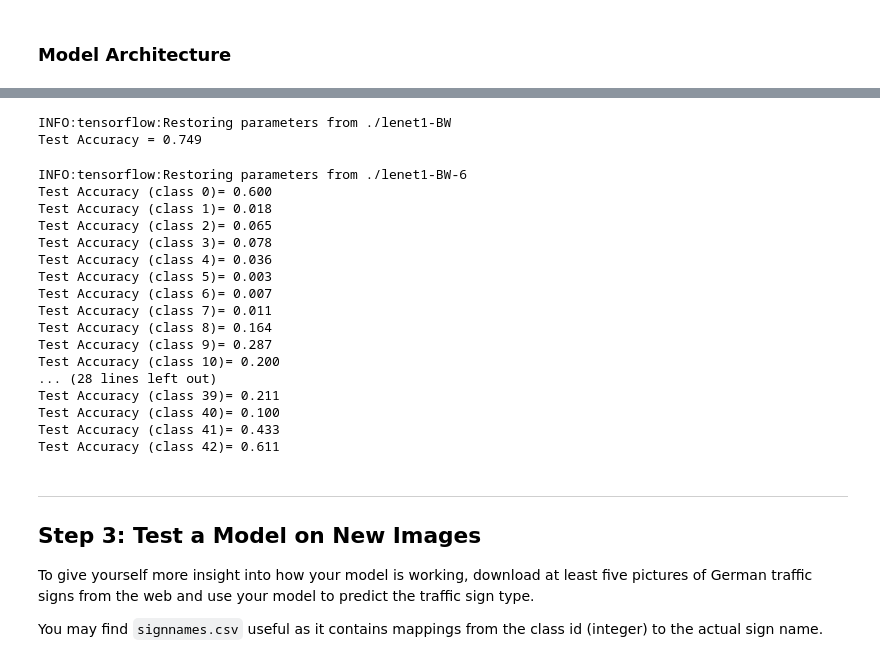
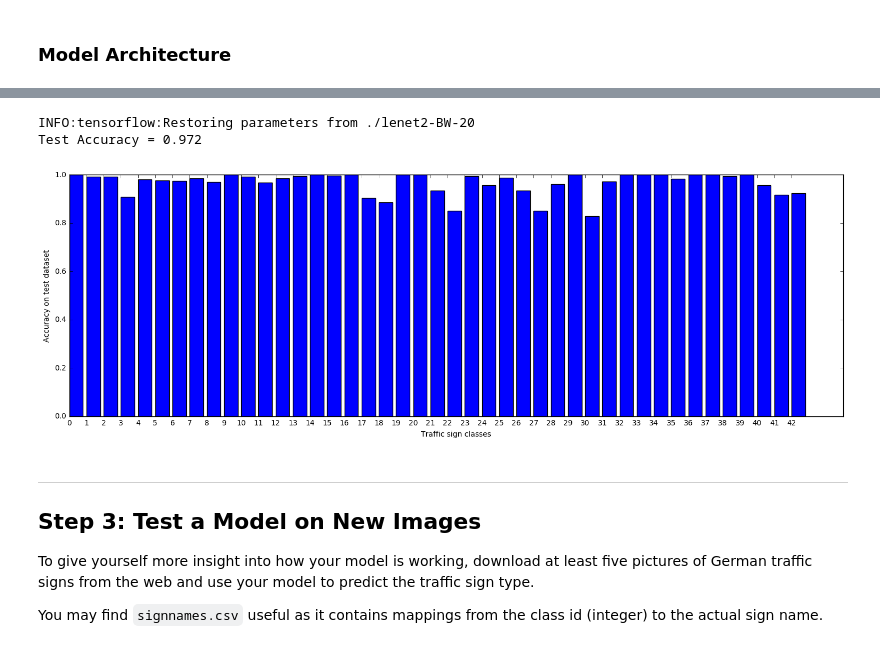
Before and after one commit to da-phil/SDC-Traffic-Sign-Classifier-Project, a Jupyter notebook: Traffic_Sign_Classifier.ipynb, the cells around one changed output, grey strips where cells are left out. Drawn from its saved outputs; the diff is of its cells as text; code cells hidden in the pictures.

Commit message:
updated model

```diff
--- a/Traffic_Sign_Classifier.ipynb
+++ b/Traffic_Sign_Classifier.ipynb
@@ -469,7 +458,7 @@ Showing example images from class 5: Speed limit (80km/h)
 ### Model Architecture
 # %%
 # Select model globally for training, validation and testing
-model = "LeNet1"
+model = "LeNet2"
 
 # clean-up tensorflow before we build up the graph
 tf.reset_default_graph()
@@ -564,24 +553,24 @@ biases2 = {
 }
 
 def LeNet2(x, keep_prob):
-    # Layer 1: Convolutional. Input = 32x32ximage_shape[2]. Output = 32x32x64.
+    # Layer 1: Convolutional. Input = 32x32ximage_shape[2]. Output = 32x32x32.
     conv1 = conv2d(x, weights2['wc1'], biases2['bc1'], strides=1, padding='SAME')
-    # Pooling. Input = 32x32x64. Output = 16x16x64.
+    # Pooling. Input = 32x32x32. Output = 16x16x32.
     conv1 = maxpool2d(conv1, k=2, s=2, padding='SAME')
 
-    # Layer 2: Convolutional. Output = 16x16x128.
+    # Layer 2: Convolutional. Output = 16x16x64.
     conv2 = conv2d(conv1, weights2['wc2'], biases2['bc2'], padding='SAME')
-    # Pooling. Input = 16x16x64. Output = 8x8x128.
+    # Pooling. Input = 16x16x64. Output = 8x8x64.
     conv2 = maxpool2d(conv2, k=2, s=2, padding='SAME')
 
-    # Layer 3: Convolutional. Output = 8x8x256.
+    # Layer 3: Convolutional. Output = 8x8x128.
     conv3 = conv2d(conv2, weights2['wc3'], biases2['bc3'], padding='SAME')
-    # Pooling. Input = 8x8x256. Output = 4x4x256.
+    # Pooling. Input = 8x8x128. Output = 4x4x128.
     conv3 = maxpool2d(conv3, k=2, s=2, padding='SAME')
-    # Flatten. Input = 4x4x256. Output = 2048.
+    # Flatten. Input = 4x4x128. Output = 400.
     flat = flatten(conv3)
 
-    # Layer 4: Fully Connected. Input = 4096. Output = 400.
+    # Layer 4: Fully Connected. Input = 2048. Output = 400.
     layer4 = tf.add(tf.matmul(flat, weights2['wfull1']), biases2['bfull1'])
     # Activation.
     layer4 = tf.nn.elu(layer4)
@@ -602,12 +591,10 @@ def LeNet2(x, keep_prob):
     return net
 
 
-
 # Variables and placeholders
 x = tf.placeholder(tf.float32, (None, 32, 32, image_shape[2]))
 y = tf.placeholder(tf.int32, (None))
 keep_prob = tf.placeholder(tf.float32)
-
 
 # Creating instance of one of the networks
 if model == "LeNet1":
@@ -647,12 +634,3 @@ def evaluate(X_data, y_data):
         total_accuracy += (accuracy * len(batch_x))
 
     return total_accuracy / num_examples
-
-
-def rate_calc(accuracy, rate_start):
-    return rate_start - accuracy*rate_start
-
-#accuracy = np.arange(0.01, 1.0, 0.01)
-#fig = plt.figure(figsize=(6,2))
-#plt.plot(accuracy, rate_calc(accuracy, 0.001))
-#plt.xlabel("accuracy"), plt.ylabel("learning rate"), plt.grid(), plt.show()
@@ -779,36 +770,21 @@ Epoch 17 - Loss: 1.56755, Validation Accuracy: 0.60136
 # %%
-# Test on whole test dataset
+# Test on whole test dataset and for each class
+accuracies = []
 with tf.Session() as sess:
     saver.restore(sess, tf.train.latest_checkpoint('.'))
-    #saver.restore(sess, save_filename)
     test_accuracy = evaluate(X_test_norm, y_test)
     print("Test Accuracy = %.3f" % test_accuracy)
+    for i, sign in enumerate(class_indexes_test):
+        accuracies.append(evaluate(X_test_norm[sign[0]], y_test[sign[0]]))
+
+fig = plt.figure(figsize=(15,5))
+plt.bar(range(n_classes), accuracies)
+plt.xticks(range(0,n_classes), range(n_classes+1))
+plt.xlabel("Traffic sign classes")
+plt.ylabel("Accuracy on test dataset")
+plt.tight_layout(pad=0.01)
+plt.show(True)
 # %% [output]
-INFO:tensorflow:Restoring parameters from ./lenet1-BW
-Test Accuracy = 0.749
+INFO:tensorflow:Restoring parameters from ./lenet2-BW-20
+Test Accuracy = 0.972
+[figure, added]
-# %%
-# Test on test dataset, for each class
-with tf.Session() as sess:
-    saver.restore(sess, tf.train.latest_checkpoint('.'))
-    #saver.restore(sess, save_filename)
-    for i, sign in enumerate(class_indexes_test):
-        test_accuracy = evaluate(X_test_norm[sign[0]], y_test[sign[0]])
-        print("Test Accuracy (class %d)= %.3f" %  (i, test_accuracy))
-# %% [output]
-INFO:tensorflow:Restoring parameters from ./lenet1-BW-6
-Test Accuracy (class 0)= 0.600
-Test Accuracy (class 1)= 0.018
-Test Accuracy (class 2)= 0.065
-Test Accuracy (class 3)= 0.078
-Test Accuracy (class 4)= 0.036
-Test Accuracy (class 5)= 0.003
-Test Accuracy (class 6)= 0.007
-Test Accuracy (class 7)= 0.011
-Test Accuracy (class 8)= 0.164
-Test Accuracy (class 9)= 0.287
-Test Accuracy (class 10)= 0.200
-... (28 lines left out)
-Test Accuracy (class 39)= 0.211
-Test Accuracy (class 40)= 0.100
-Test Accuracy (class 41)= 0.433
-Test Accuracy (class 42)= 0.611
```
Also changed, not shown: parts of 27 cells of this notebook.
